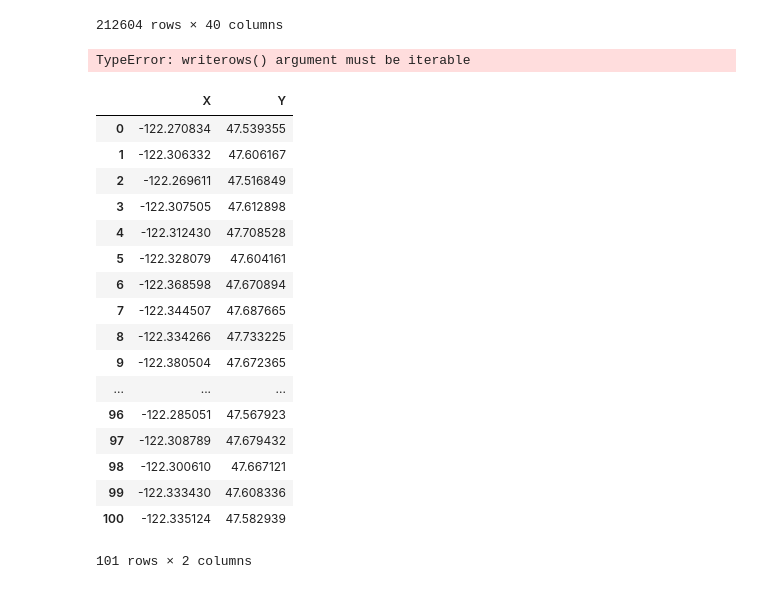
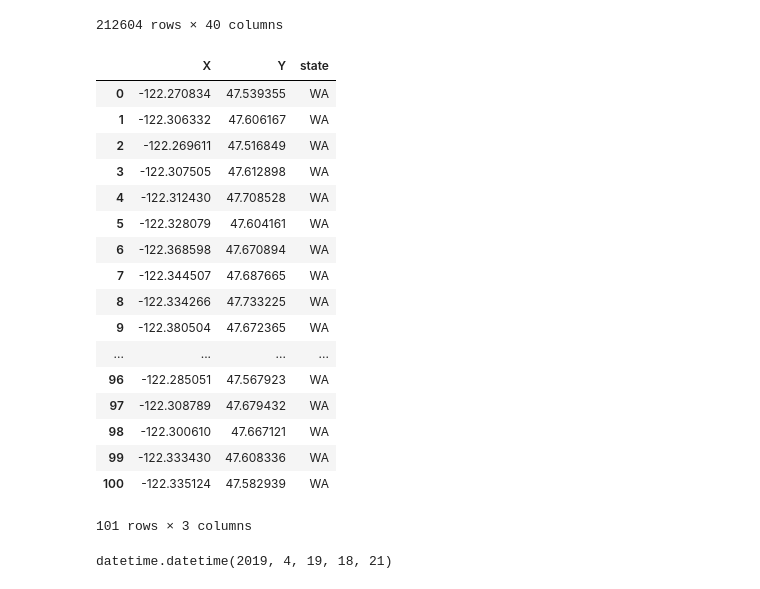
Before and after one commit to Tenacious-E/CarAccidentAnalysis, a Jupyter notebook: Capstone 1.ipynb, the cells around one changed output. Drawn from its saved outputs; the diff is of its cells as text; code cells hidden in the pictures.

Commit message:
datetime pull from date strings

```diff
--- a/Capstone 1.ipynb
+++ b/Capstone 1.ipynb
@@ -152,33 +150,0 @@ csvFile.close()
-# %%
-import csv
-
-myData = [[1, 2, 3], ['Good Morning', 'Good Evening', 'Good Afternoon']]
-myFile = open('test.csv', 'w')
-with myFile:
-    writer = csv.writer(myFile)
-    for i in range(1,101):
-        writer.writerows(file['X'][i])
-        writer.writerows(file['Y'][i])
-# %% [output]
-TypeError: writerows() argument must be iterable
-# %%
-file.iloc[0:101,0:2]
-# %% [output]
-|  | X | Y |
-| 0 | -122.270834 | 47.539355 |
-| 1 | -122.306332 | 47.606167 |
-| 2 | -122.269611 | 47.516849 |
-| 3 | -122.307505 | 47.612898 |
-| 4 | -122.312430 | 47.708528 |
-| 5 | -122.328079 | 47.604161 |
-| 6 | -122.368598 | 47.670894 |
-| 7 | -122.344507 | 47.687665 |
-| 8 | -122.334266 | 47.733225 |
-| 9 | -122.380504 | 47.672365 |
-| ... | ... | ... |
-| 96 | -122.285051 | 47.567923 |
-| 97 | -122.308789 | 47.679432 |
-| 98 | -122.300610 | 47.667121 |
-| 99 | -122.333430 | 47.608336 |
-| 100 | -122.335124 | 47.582939 |
-101 rows × 2 columns
@@ -195,0 +151,24 @@ with f:
+# %%
+latlong= file.iloc[0:101,0:2]
+latlong['state'] = 'WA'
+latlong
+#trying to get all the zipcodes of data
+# %% [output]
+|  | X | Y | state |
+| 0 | -122.270834 | 47.539355 | WA |
+| 1 | -122.306332 | 47.606167 | WA |
+| 2 | -122.269611 | 47.516849 | WA |
+| 3 | -122.307505 | 47.612898 | WA |
+| 4 | -122.312430 | 47.708528 | WA |
+| 5 | -122.328079 | 47.604161 | WA |
+| 6 | -122.368598 | 47.670894 | WA |
+| 7 | -122.344507 | 47.687665 | WA |
+| 8 | -122.334266 | 47.733225 | WA |
+| 9 | -122.380504 | 47.672365 | WA |
+| ... | ... | ... | ... |
+| 96 | -122.285051 | 47.567923 | WA |
+| 97 | -122.308789 | 47.679432 | WA |
+| 98 | -122.300610 | 47.667121 | WA |
+| 99 | -122.333430 | 47.608336 | WA |
+| 100 | -122.335124 | 47.582939 | WA |
+101 rows × 3 columns
@@ -195,0 +183,4 @@ with f:
+# %%
+datetime.datetime.strptime('4/19/2019 6:21:00 PM', '%m/%d/%Y %I:%M:%S %p')
+# %% [output]
+datetime.datetime(2019, 4, 19, 18, 21)
```
Also changed, not shown: parts of 6 cells of this notebook.
